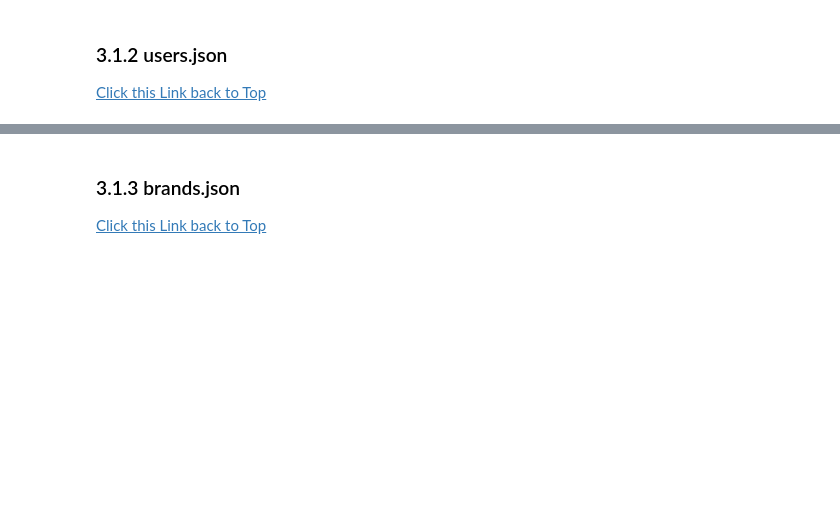
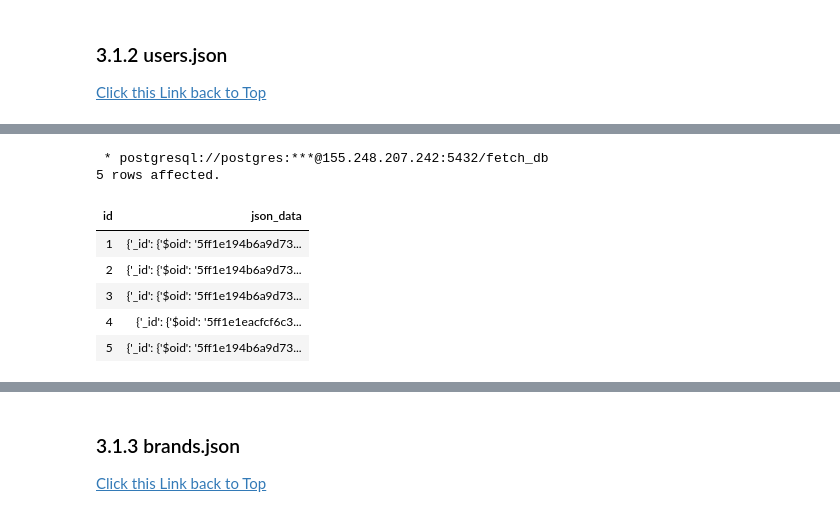
Before and after one commit to L3P3titPrince/015_FetchRewards_HW, a Jupyter notebook: src/FetchRewards_HW.ipynb, the cells around one changed output, grey strips where cells are left out. Drawn from its saved outputs; the diff is of its cells as text; code cells hidden in the pictures; blank space fills up the shorter version.

```diff
--- a/src/FetchRewards_HW.ipynb
+++ b/src/FetchRewards_HW.ipynb
@@ -675,0 +906,12 @@ LIMIT 3;
+# %%
+%%sql
+SELECT * FROM users_raw LIMIT 5;
+# %% [output]
+ * postgresql://postgres:***@155.248.207.242:5432/fetch_db
+5 rows affected.
+| id | json_data |
+| 1 | {'_id': {'$oid': '5ff1e194b6a9d73... |
+| 2 | {'_id': {'$oid': '5ff1e194b6a9d73... |
+| 3 | {'_id': {'$oid': '5ff1e194b6a9d73... |
+| 4 | {'_id': {'$oid': '5ff1e1eacfcf6c3... |
+| 5 | {'_id': {'$oid': '5ff1e194b6a9d73... |
```
Also changed, not shown: parts of 46 cells of this notebook, 9 other files.
